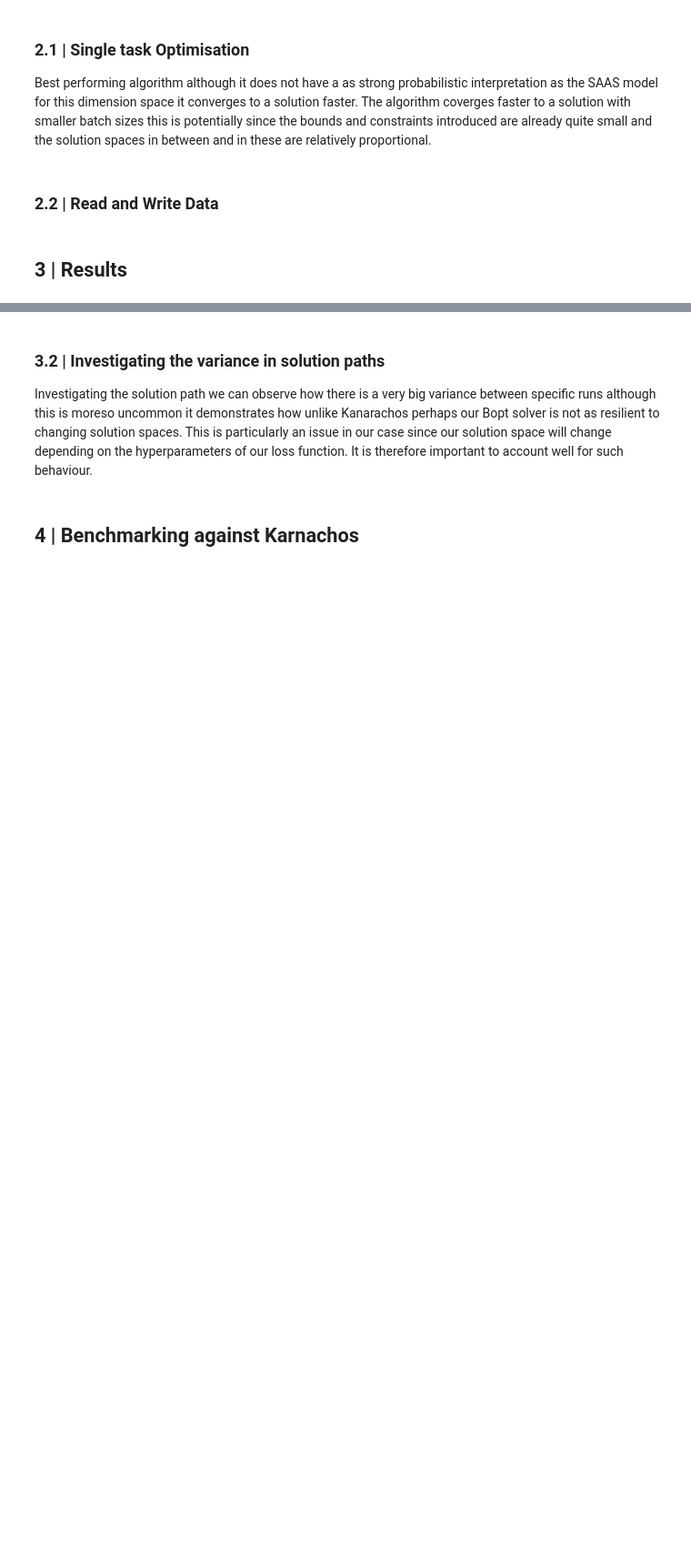
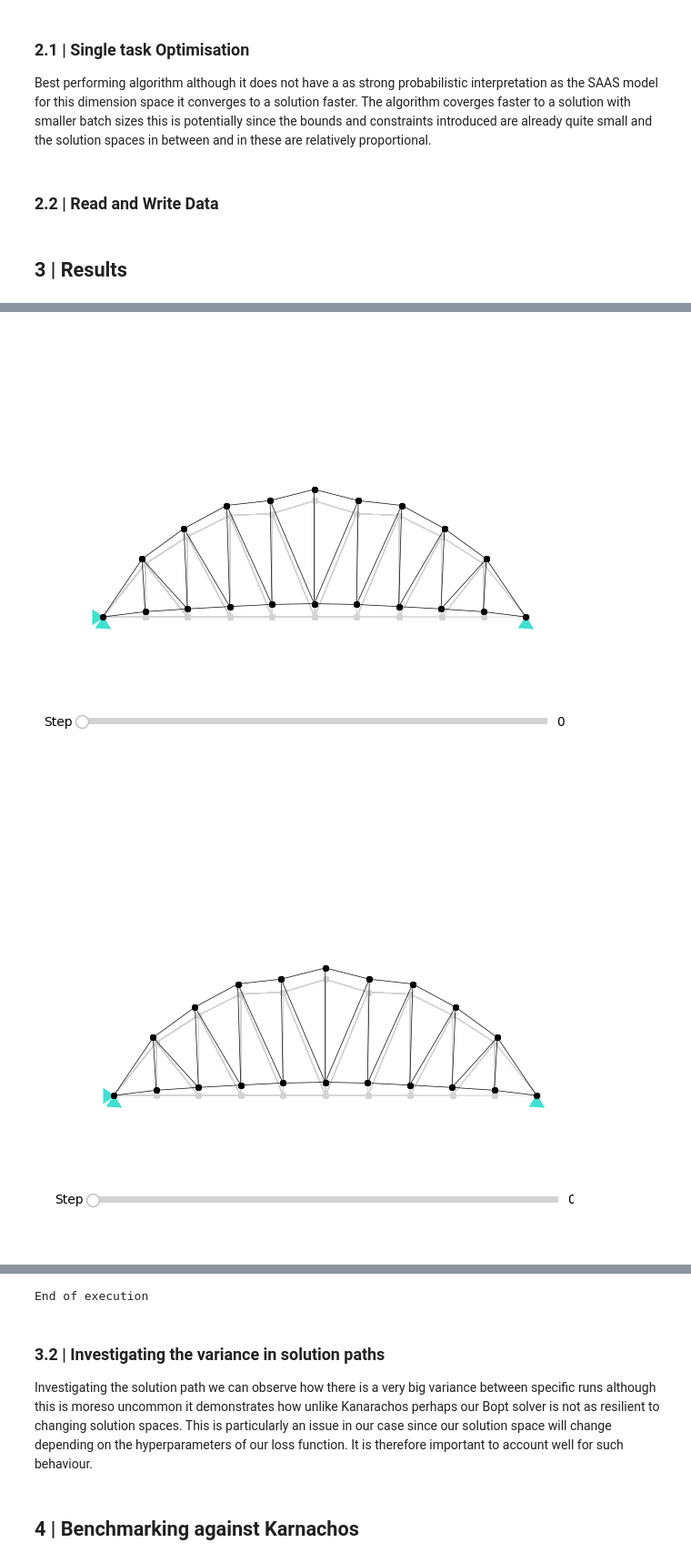
Before and after one commit to Paolo188/TRUSS1, a Jupyter notebook: truss_bridge/TRUSS.ipynb, the cells around one changed output, grey strips where cells are left out. Shown at 91% size. Saved outputs shown, nothing was run; the diff lists cells and outputs as text; code cells hidden in the pictures; blank space fills up the shorter version.

```diff
--- a/truss_bridge/TRUSS.ipynb
+++ b/truss_bridge/TRUSS.ipynb
@@ -614,0 +644,29 @@ TRUSS1 = data_single["TRUSS"]
+# %%
+total_loss = TRUSSDummy.state["monitor_df"]["Total Loss"]
+fig = loss_function_figure(total_loss)
+
+app = Dash(__name__)
+
+app.layout = html.Div([
+    html.Div([
+        dcc.Graph(id='truss-layout', figure=go.Figure()),  # Initialize with an empty figure
+    ], style={'display': 'inline-block', 'width': '60%'}),
+
+    html.Div([
+        dcc.Graph(id='loss-function', figure=fig),
+    ], style={'display': 'inline-block', 'width': '40%'}),
+], style={'width': '1800px'})
+
+@app.callback(
+    Output('truss-layout', 'figure'),
+    [Input('loss-function', 'hoverData')]
+)
+def update_truss_layout(hoverData):
+    if hoverData is not None:
+        point_index = hoverData['points'][0]['pointIndex']
+        nodes, member_df = get_truss_data_for_iteration(TRUSSDummy, X_init_single, point_index)
+        return plot_truss_layout(nodes, member_df)
+    return go.Figure(layout= layout)
+# %%
+app.run_server(debug=True)
+# %% [output]
@@ -614,0 +674,2 @@ TRUSS1 = data_single["TRUSS"]
+[figure, added]
+[figure, added]
@@ -615,3 +677,4 @@ TRUSS1 = data_single["TRUSS"]
+End of execution
 # %% [markdown]
 ### <strong> 3.2 | Investigating the variance in solution paths </strong>
 
```
Also changed, not shown: parts of 12 cells of this notebook, 5 other files.
